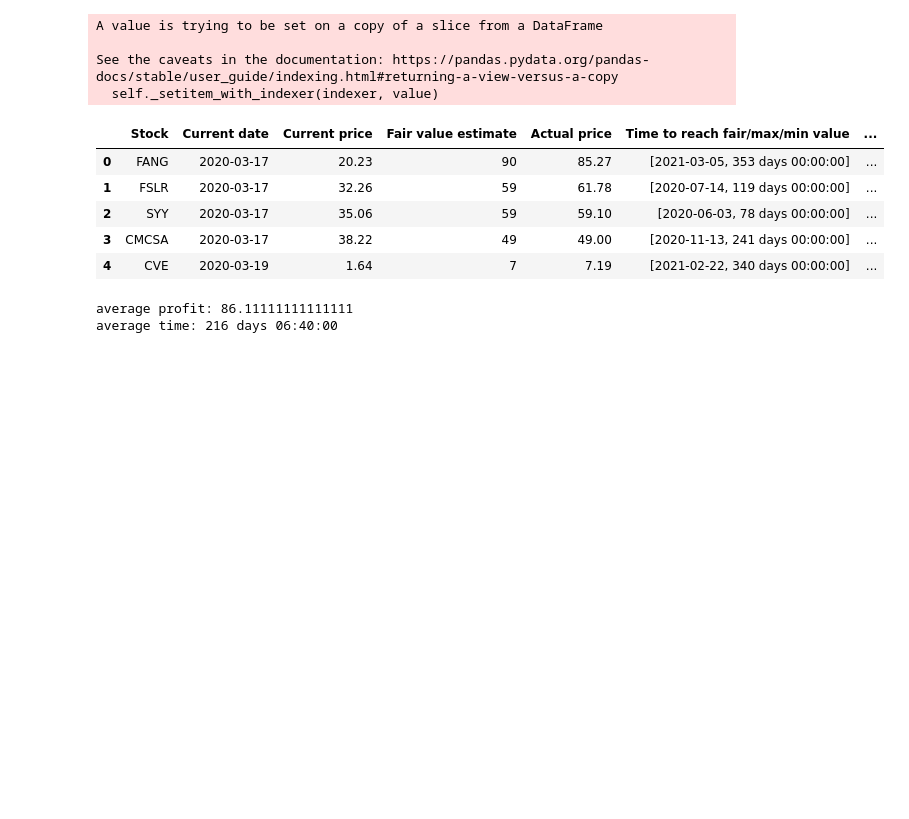
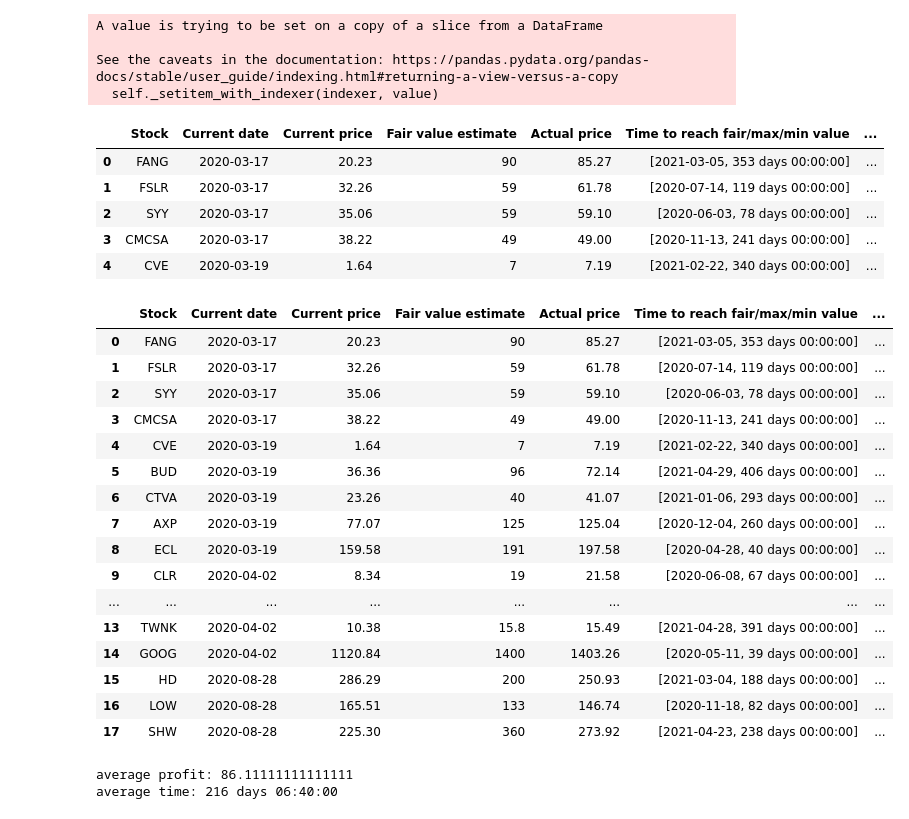
Before and after one commit to holyminer/NUS-DSS, a Jupyter notebook: notebooks/Stock market analysis during the Covid-19 pandemic.ipynb, the cells around one changed output. Cells and saved outputs as stored; diff of their text form; code cells hidden in the pictures; blank space fills up the shorter version.

```diff
--- a/notebooks/Stock market analysis during the Covid-19 pandemic.ipynb
+++ b/notebooks/Stock market analysis during the Covid-19 pandemic.ipynb
@@ -208,6 +203,26 @@ See the caveats in the documentation: https://pandas.pydata.org/pandas-docs/stab
 | 2 | SYY | 2020-03-17 | 35.06 | 59 | 59.10 | [2020-06-03, 78 days 00:00:00] | ... |
 | 3 | CMCSA | 2020-03-17 | 38.22 | 49 | 49.00 | [2020-11-13, 241 days 00:00:00] | ... |
 | 4 | CVE | 2020-03-19 | 1.64 | 7 | 7.19 | [2021-02-22, 340 days 00:00:00] | ... |
+# %%
+fairvalue_df
+# %% [output]
+|  | Stock | Current date | Current price | Fair value estimate | Actual price | Time to reach fair/max/min value | ... |
+| 0 | FANG | 2020-03-17 | 20.23 | 90 | 85.27 | [2021-03-05, 353 days 00:00:00] | ... |
+| 1 | FSLR | 2020-03-17 | 32.26 | 59 | 61.78 | [2020-07-14, 119 days 00:00:00] | ... |
+| 2 | SYY | 2020-03-17 | 35.06 | 59 | 59.10 | [2020-06-03, 78 days 00:00:00] | ... |
+| 3 | CMCSA | 2020-03-17 | 38.22 | 49 | 49.00 | [2020-11-13, 241 days 00:00:00] | ... |
+| 4 | CVE | 2020-03-19 | 1.64 | 7 | 7.19 | [2021-02-22, 340 days 00:00:00] | ... |
+| 5 | BUD | 2020-03-19 | 36.36 | 96 | 72.14 | [2021-04-29, 406 days 00:00:00] | ... |
+| 6 | CTVA | 2020-03-19 | 23.26 | 40 | 41.07 | [2021-01-06, 293 days 00:00:00] | ... |
+| 7 | AXP | 2020-03-19 | 77.07 | 125 | 125.04 | [2020-12-04, 260 days 00:00:00] | ... |
+| 8 | ECL | 2020-03-19 | 159.58 | 191 | 197.58 | [2020-04-28, 40 days 00:00:00] | ... |
+| 9 | CLR | 2020-04-02 | 8.34 | 19 | 21.58 | [2020-06-08, 67 days 00:00:00] | ... |
+| ... | ... | ... | ... | ... | ... | ... | ... |
+| 13 | TWNK | 2020-04-02 | 10.38 | 15.8 | 15.49 | [2021-04-28, 391 days 00:00:00] | ... |
+| 14 | GOOG | 2020-04-02 | 1120.84 | 1400 | 1403.26 | [2020-05-11, 39 days 00:00:00] | ... |
+| 15 | HD | 2020-08-28 | 286.29 | 200 | 250.93 | [2021-03-04, 188 days 00:00:00] | ... |
+| 16 | LOW | 2020-08-28 | 165.51 | 133 | 146.74 | [2020-11-18, 82 days 00:00:00] | ... |
+| 17 | SHW | 2020-08-28 | 225.30 | 360 | 273.92 | [2021-04-23, 238 days 00:00:00] | ... |
 # %%
 mean_profit = []
 for i in fairvalue_df['Profit']:
```
Also changed, not shown: parts of 13 cells of this notebook, 1 other file.
